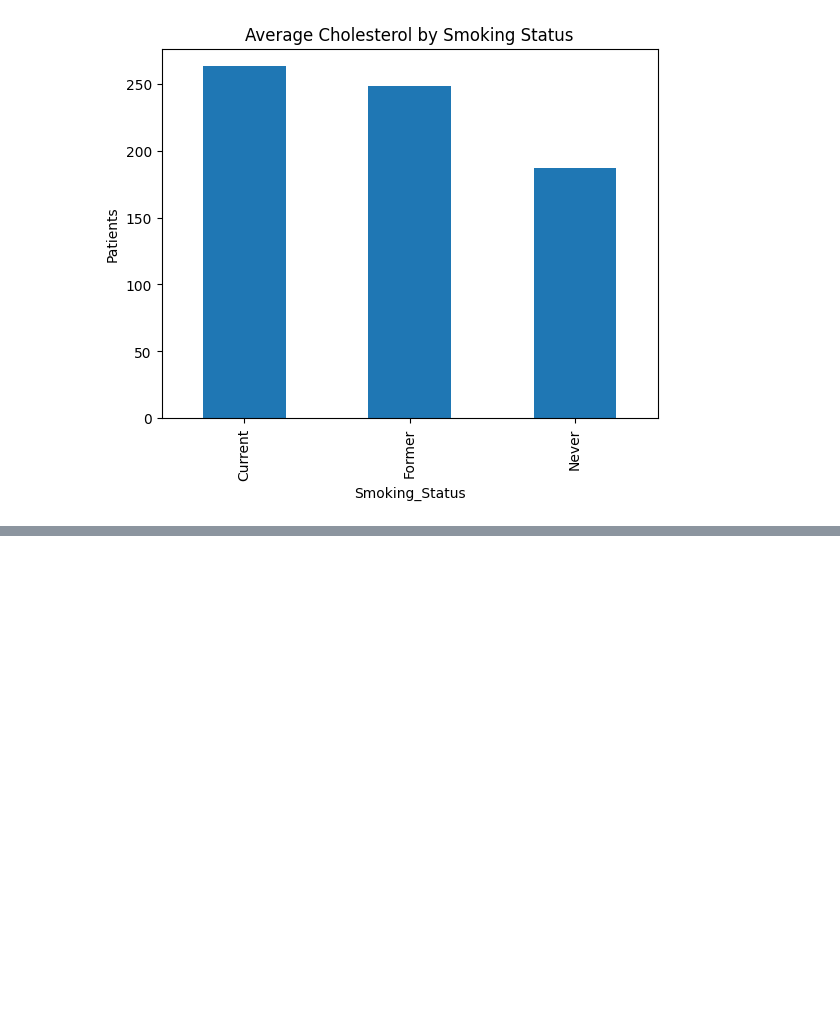
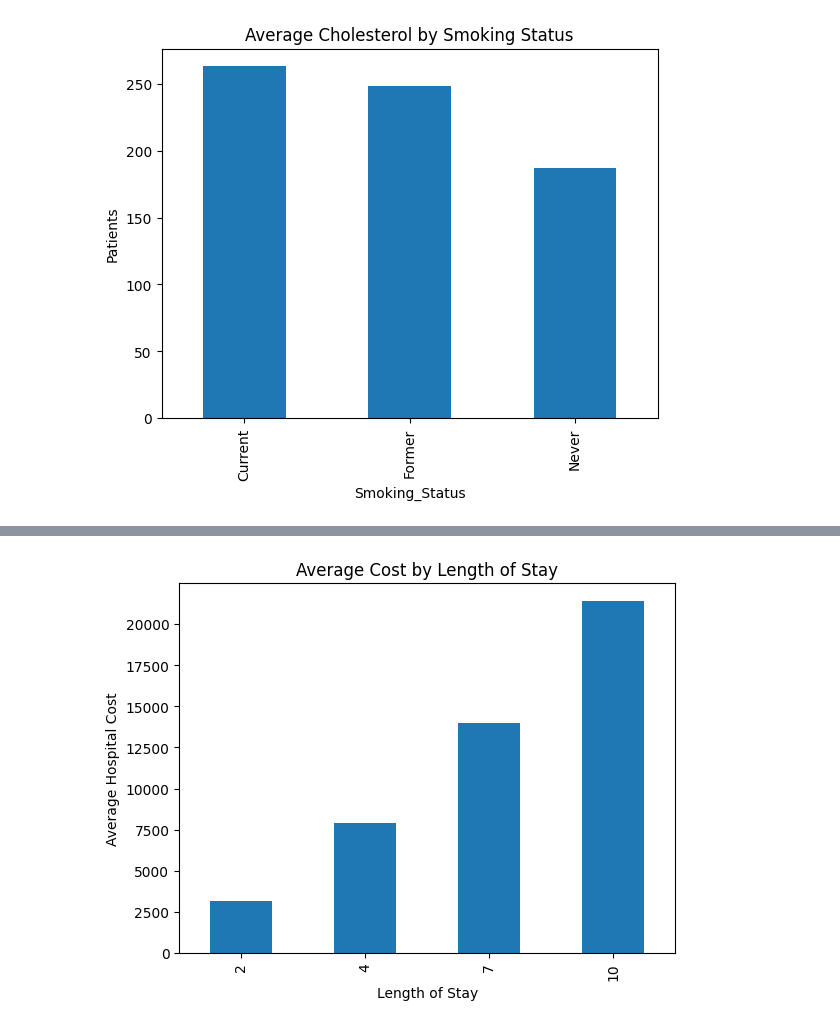
Before and after one commit to tapay9/healthcare_analysis, a Jupyter notebook: healthcare_analysis.ipynb, the cells around one changed output, grey strips where cells are left out. Cells and saved outputs as stored; diff of their text form; code cells hidden in the pictures; blank space fills up the shorter version.

```diff
--- a/healthcare_analysis.ipynb
+++ b/healthcare_analysis.ipynb
@@ -348,0 +443,10 @@ df.to_csv("healthcare_cleaned.csv", index=False)
+# %%
+df.groupby("Length_of_Stay")["Total_Hospital_Cost"].mean().plot(kind="bar")
+
+plt.title("Average Cost by Length of Stay")
+plt.xlabel("Length of Stay")
+plt.ylabel("Average Hospital Cost")
+
+plt.show()
+# %% [output]
+[figure, added]
```
Also changed, not shown: parts of 23 cells of this notebook, 1 other file.
